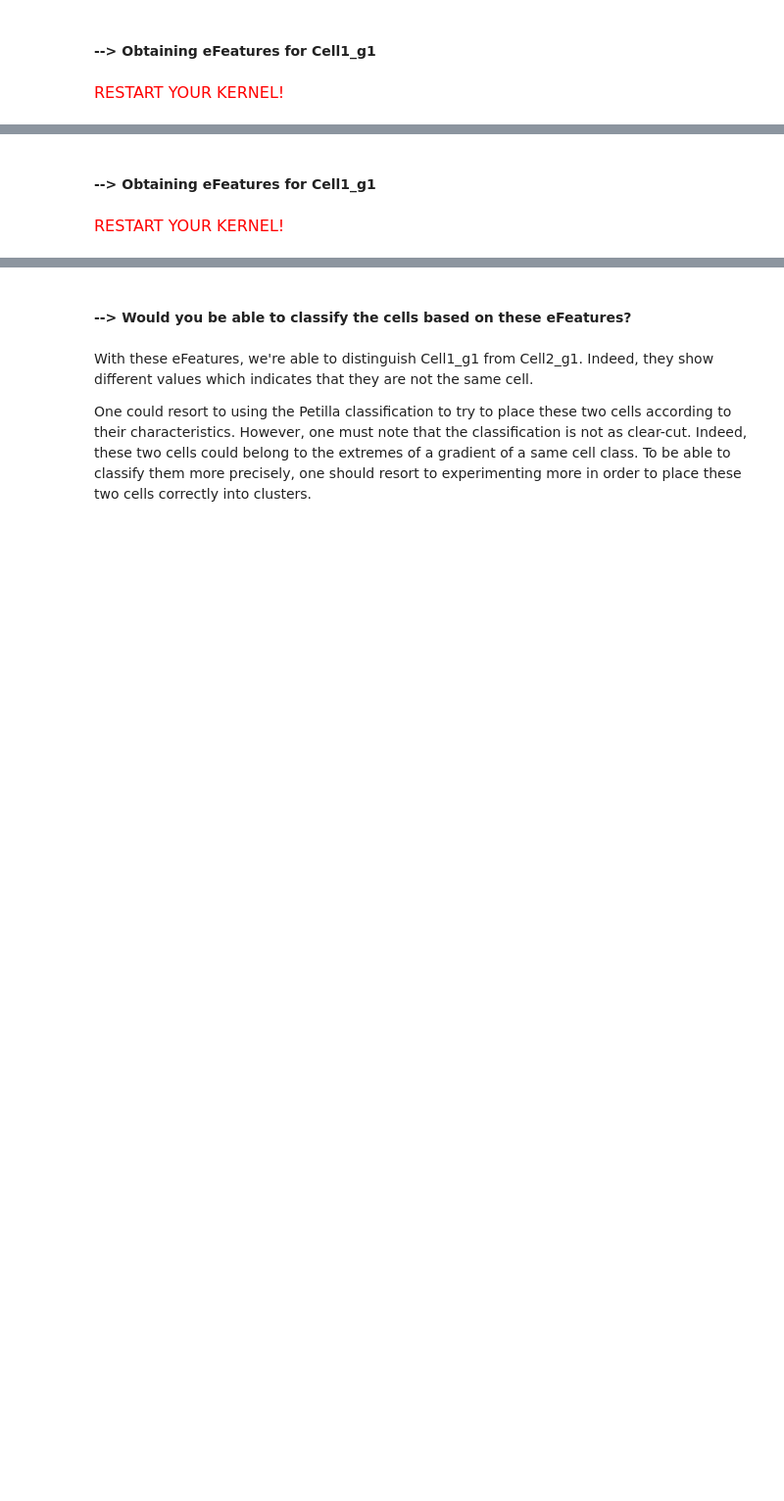
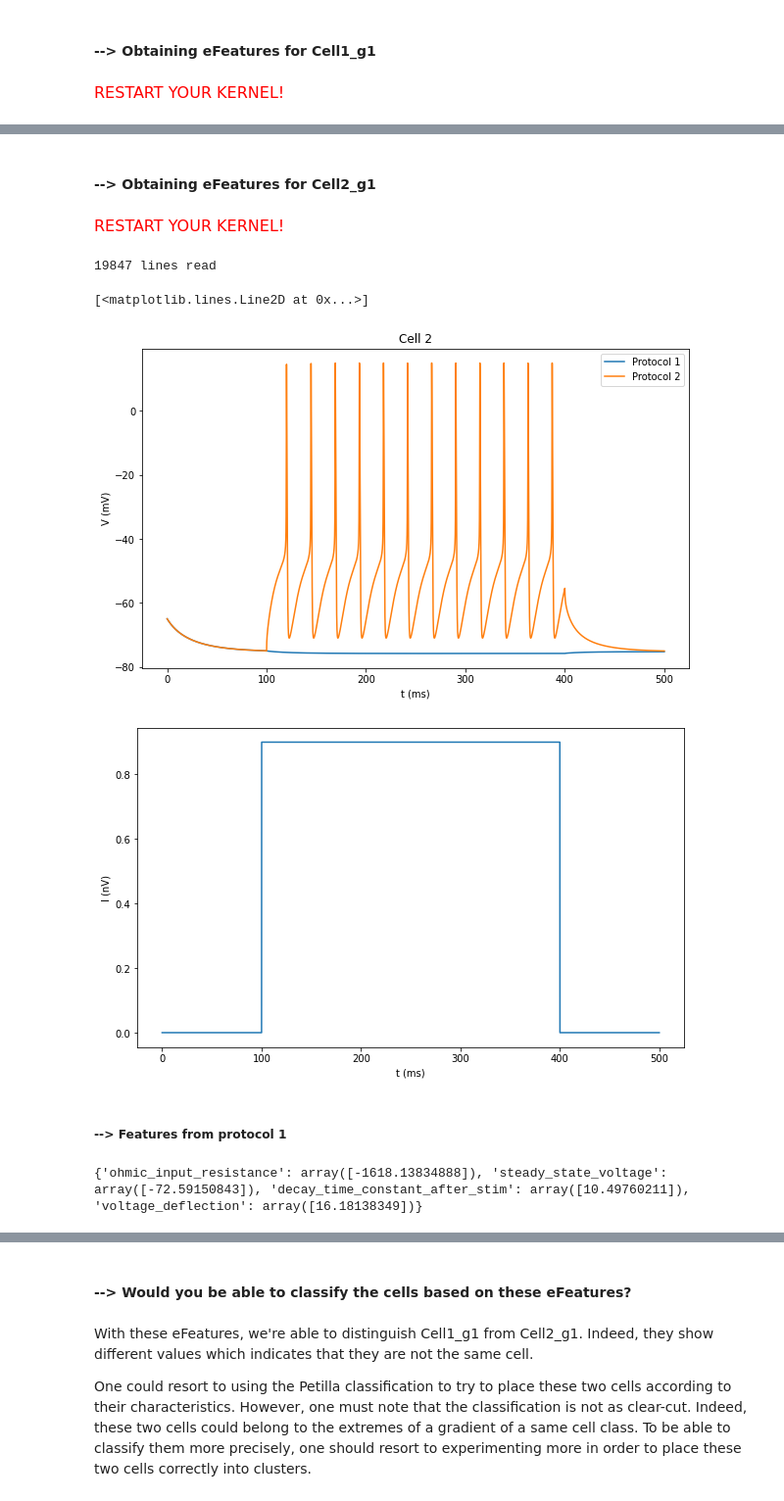
Before and after one commit to GasserElbanna/In-Silico-Neuroscience-Projects, a Jupyter notebook: Week 5/Week5_HomeWork-2021.ipynb, the cells around one changed output, grey strips where cells are left out. Shown at 98% size. Saved outputs shown, nothing was run; the diff lists cells and outputs as text; code cells hidden in the pictures; blank space fills up the shorter version.

```diff
--- a/Week 5/Week5_HomeWork-2021.ipynb
+++ b/Week 5/Week5_HomeWork-2021.ipynb
@@ -793,4 +1015,4 @@ Indeed, when looking at the respective plots, we notice for the subthreshold beh
 # %% [markdown]
-####  --> Obtaining eFeatures for Cell1_g1
+####  --> Obtaining eFeatures for Cell2_g1
 # %% [markdown]
 <font size='3'><font color='red'> RESTART YOUR KERNEL!
@@ -798,0 +1137,46 @@ Indeed, when looking at the respective plots, we notice for the subthreshold beh
+# %%
+# Instantiate the cell and giving passive and active properties
+Cell2_g1 = NEURON_Ex1('Cell2_g1.asc')
+# %% [output]
+19847 lines read
+# %%
+# Obtaining eFeatures by doing code similar to exercise 2
+
+fig1, ax1 = plt.subplots(figsize=(10,6))
+ax1.set(title = 'Cell 2', xlabel = 't (ms)', ylabel = 'V (mV)')
+
+fig2, ax2 = plt.subplots(figsize=(10,6))
+ax2.set(xlabel = 't (ms)', ylabel = 'I (nV)')
+
+amp_prot = [-0.01, 0.9]
+legends = ['Protocol 1', 'Protocol 2']
+stims_cell2 = []
+rec_v_cell2 = []
+
+for i, amp in enumerate(amp_prot):
+    stim_cell2_prot, rec_t, rec_v_cell2_prot, rec_i = stimulate_neuron(Cell2_g1, amp)
+
+    stims_cell2.append(stim_cell2_prot)
+    rec_v_cell2.append(rec_v_cell2_prot)
+    # Initialize and run a simulation
+    h.load_file('stdrun.hoc')
+    h.finitialize(-65)
+    h.continuerun(500)
+
+    ax1.plot(rec_t, rec_v_cell2_prot, label=legends[i])
+
+ax1.legend()
+ax2.plot(rec_t, rec_i)
+# %% [output]
+[<matplotlib.lines.Line2D at 0x...>]
+[figure, added]
+[figure, added]
+# %% [markdown]
+##### --> Features from protocol 1
+# %%
+stim_prot1 = stims_cell2[0]
+trace = {'T': rec_t, 'V': rec_v_cell2[0], 'stim_start': [stim_prot1.delay], 'stim_end': [stim_prot1.delay+stim_prot1.dur], 'stimulus_current': [stim_prot1.amp]}
+feature_values_protocol1 = efel.getFeatureValues([trace], ['ohmic_input_resistance', 'steady_state_voltage', 'decay_time_constant_after_stim', 'voltage_deflection'])[0]
+print(feature_values_protocol1)
+# %% [output]
+{'ohmic_input_resistance': array([-1618.13834888]), 'steady_state_voltage': array([-72.59150843]), 'decay_time_constant_after_stim': array([10.49760211]), 'voltage_deflection': array([16.18138349])}
```
Also changed, not shown: parts of 31 cells of this notebook.
